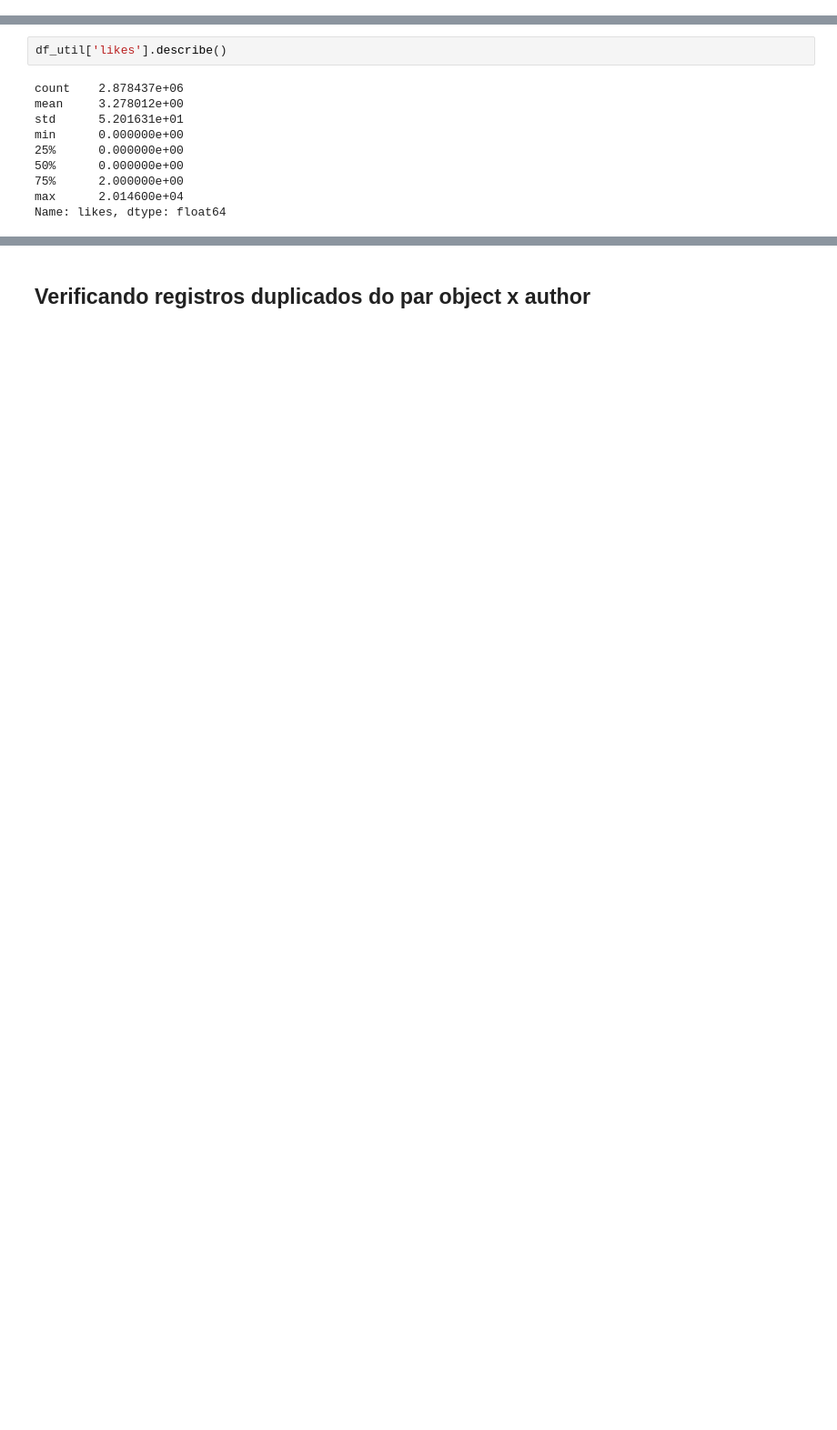
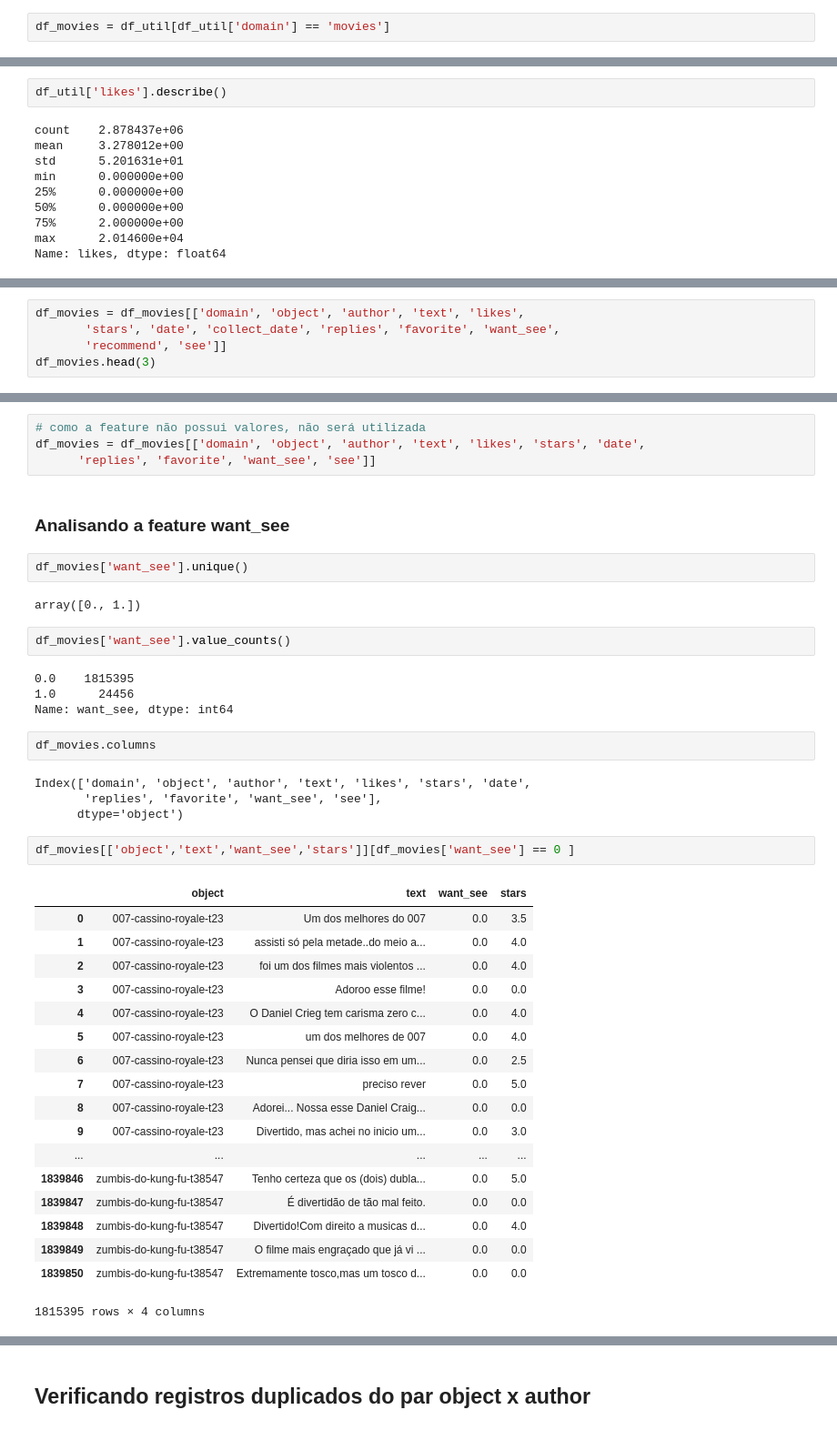
Before and after one commit to hericax/Pos, a Jupyter notebook: projeto_NLP/projeto_NLP.ipynb, the cells around one changed output, grey strips where cells are left out. Shown at 91% size. Saved outputs shown, nothing was run; the diff lists cells and outputs as text; blank space fills up the shorter version.

```diff
--- a/projeto_NLP/projeto_NLP.ipynb
+++ b/projeto_NLP/projeto_NLP.ipynb
@@ -47,0 +62,2 @@ df_util.head(3)
+# %%
+df_movies = df_util[df_util['domain'] == 'movies']
@@ -151,0 +159,5 @@ df_util[(df_util['likes'] != 0) & (df_util['unlikes'] != 0)]
+# %%
+df_movies = df_movies[['domain', 'object', 'author', 'text', 'likes',
+       'stars', 'date', 'collect_date', 'replies', 'favorite', 'want_see',
+       'recommend', 'see']]
+df_movies.head(3)
@@ -151,0 +179,43 @@ df_util[(df_util['likes'] != 0) & (df_util['unlikes'] != 0)]
+# %%
+# como a feature não possui valores, não será utilizada
+df_movies = df_movies[['domain', 'object', 'author', 'text', 'likes', 'stars', 'date',
+      'replies', 'favorite', 'want_see', 'see']]
+# %% [markdown]
+### Analisando a feature want_see
+# %%
+df_movies['want_see'].unique()
+# %% [output]
+array([0., 1.])
+# %%
+df_movies['want_see'].value_counts()
+# %% [output]
+0.0    1815395
+1.0      24456
+Name: want_see, dtype: int64
+# %%
+df_movies.columns
+# %% [output]
+Index(['domain', 'object', 'author', 'text', 'likes', 'stars', 'date',
+       'replies', 'favorite', 'want_see', 'see'],
+      dtype='object')
+# %%
+df_movies[['object','text','want_see','stars']][df_movies['want_see'] == 0 ]
+# %% [output]
+|  | object | text | want_see | stars |
+| 0 | 007-cassino-royale-t23 | Um dos melhores do 007 | 0.0 | 3.5 |
+| 1 | 007-cassino-royale-t23 | assisti só pela metade..do meio a... | 0.0 | 4.0 |
+| 2 | 007-cassino-royale-t23 | foi um dos filmes mais violentos ... | 0.0 | 4.0 |
+| 3 | 007-cassino-royale-t23 | Adoroo esse filme! | 0.0 | 0.0 |
+| 4 | 007-cassino-royale-t23 | O Daniel Crieg tem carisma zero c... | 0.0 | 4.0 |
+| 5 | 007-cassino-royale-t23 | um dos melhores de 007 | 0.0 | 4.0 |
+| 6 | 007-cassino-royale-t23 | Nunca pensei que diria isso em um... | 0.0 | 2.5 |
+| 7 | 007-cassino-royale-t23 | preciso rever | 0.0 | 5.0 |
+| 8 | 007-cassino-royale-t23 | Adorei... Nossa esse Daniel Craig... | 0.0 | 0.0 |
+| 9 | 007-cassino-royale-t23 | Divertido, mas achei no inicio um... | 0.0 | 3.0 |
+| ... | ... | ... | ... | ... |
+| 1839846 | zumbis-do-kung-fu-t38547 | Tenho certeza que os (dois) dubla... | 0.0 | 5.0 |
+| 1839847 | zumbis-do-kung-fu-t38547 | É divertidão de tão mal feito. | 0.0 | 0.0 |
+| 1839848 | zumbis-do-kung-fu-t38547 | Divertido!Com direito a musicas d... | 0.0 | 4.0 |
+| 1839849 | zumbis-do-kung-fu-t38547 | O filme mais engraçado que já vi ... | 0.0 | 0.0 |
+| 1839850 | zumbis-do-kung-fu-t38547 | Extremamente tosco,mas um tosco d... | 0.0 | 0.0 |
+1815395 rows × 4 columns
```
Also changed, not shown: parts of 66 cells of this notebook, 1 other file.
